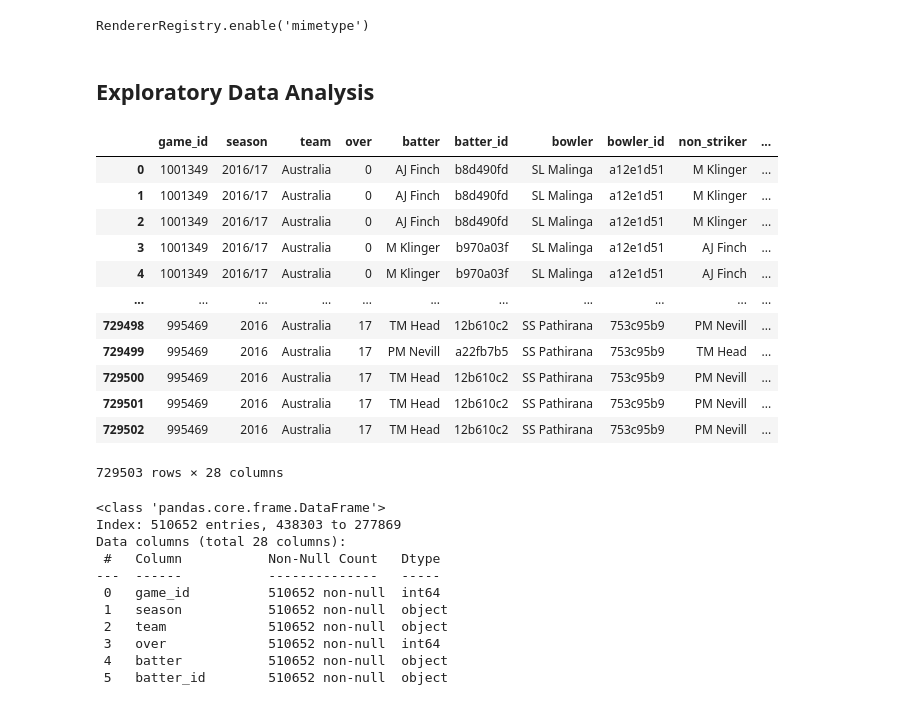
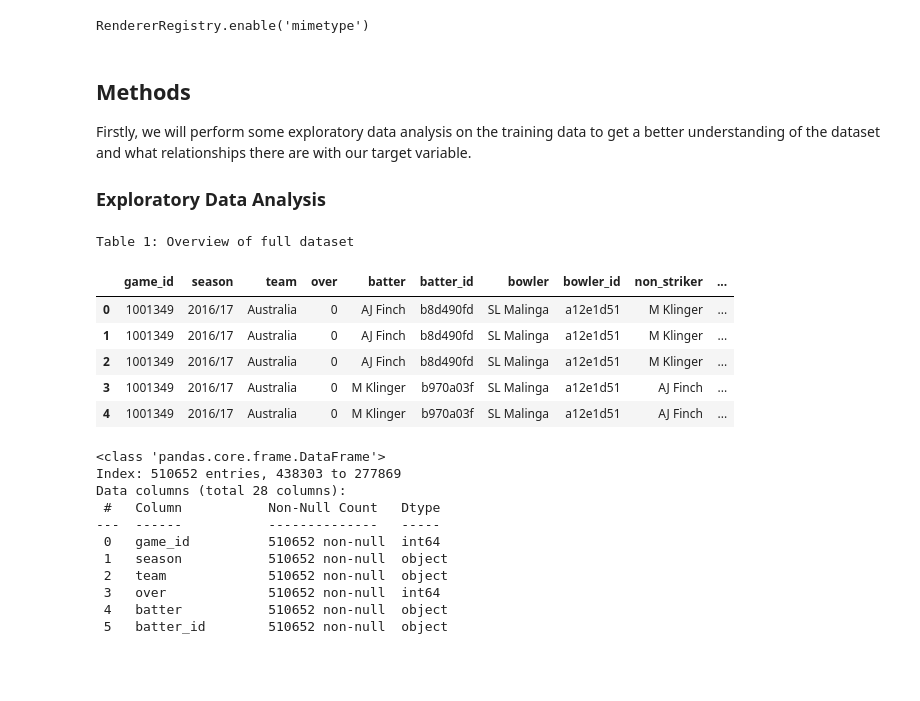
Before and after one commit to DSCI-310-2024/DSCI-310-Group-11-Cricket-Analysis, a Jupyter notebook: cricket_analysis.ipynb, the cells around one changed output. Cells and saved outputs as stored; diff of their text form; code cells hidden in the pictures; blank space fills up the shorter version.

Commit message:
Add methods section + clean up plots and tables

```diff
--- a/cricket_analysis.ipynb
+++ b/cricket_analysis.ipynb
@@ -43,25 +43,23 @@ alt.renderers.enable('mimetype')
 # %% [output]
 RendererRegistry.enable('mimetype')
 # %% [markdown]
-## Exploratory Data Analysis
+## Methods
+
+Firstly, we will perform some exploratory data analysis on the training data to get a better understanding of the dataset and what relationships there are with our target variable.
+
+### Exploratory Data Analysis
 # %%
 data = pd.read_csv("data/cricket_test.csv")
 data = data.drop(columns = ["Unnamed: 0"])
-data
+data.head().style.set_caption("Table 1: Overview of full dataset")
 # %% [output]
+Table 1: Overview of full dataset
 |  | game_id | season | team | over | batter | batter_id | bowler | bowler_id | non_striker | ... |
 | 0 | 1001349 | 2016/17 | Australia | 0 | AJ Finch | b8d490fd | SL Malinga | a12e1d51 | M Klinger | ... |
 | 1 | 1001349 | 2016/17 | Australia | 0 | AJ Finch | b8d490fd | SL Malinga | a12e1d51 | M Klinger | ... |
 | 2 | 1001349 | 2016/17 | Australia | 0 | AJ Finch | b8d490fd | SL Malinga | a12e1d51 | M Klinger | ... |
 | 3 | 1001349 | 2016/17 | Australia | 0 | M Klinger | b970a03f | SL Malinga | a12e1d51 | AJ Finch | ... |
 | 4 | 1001349 | 2016/17 | Australia | 0 | M Klinger | b970a03f | SL Malinga | a12e1d51 | AJ Finch | ... |
-| ... | ... | ... | ... | ... | ... | ... | ... | ... | ... | ... |
-| 729498 | 995469 | 2016 | Australia | 17 | TM Head | 12b610c2 | SS Pathirana | 753c95b9 | PM Nevill | ... |
-| 729499 | 995469 | 2016 | Australia | 17 | PM Nevill | a22fb7b5 | SS Pathirana | 753c95b9 | TM Head | ... |
-| 729500 | 995469 | 2016 | Australia | 17 | TM Head | 12b610c2 | SS Pathirana | 753c95b9 | PM Nevill | ... |
-| 729501 | 995469 | 2016 | Australia | 17 | TM Head | 12b610c2 | SS Pathirana | 753c95b9 | PM Nevill | ... |
-| 729502 | 995469 | 2016 | Australia | 17 | TM Head | 12b610c2 | SS Pathirana | 753c95b9 | PM Nevill | ... |
-729503 rows × 28 columns
 # %%
 X = data.drop(columns = ['wicket'])
 y = data['wicket']
```
Also changed, not shown: parts of 19 cells of this notebook.
